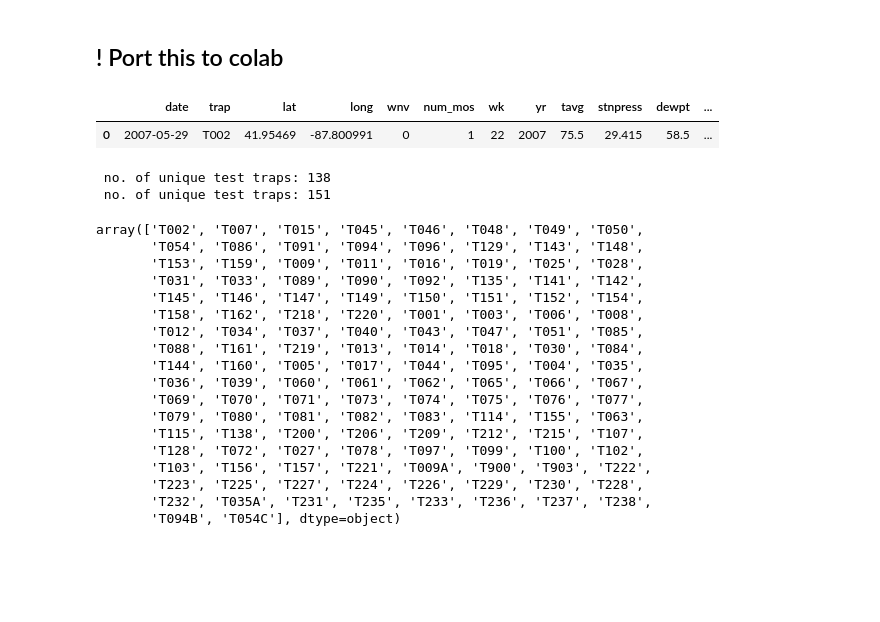
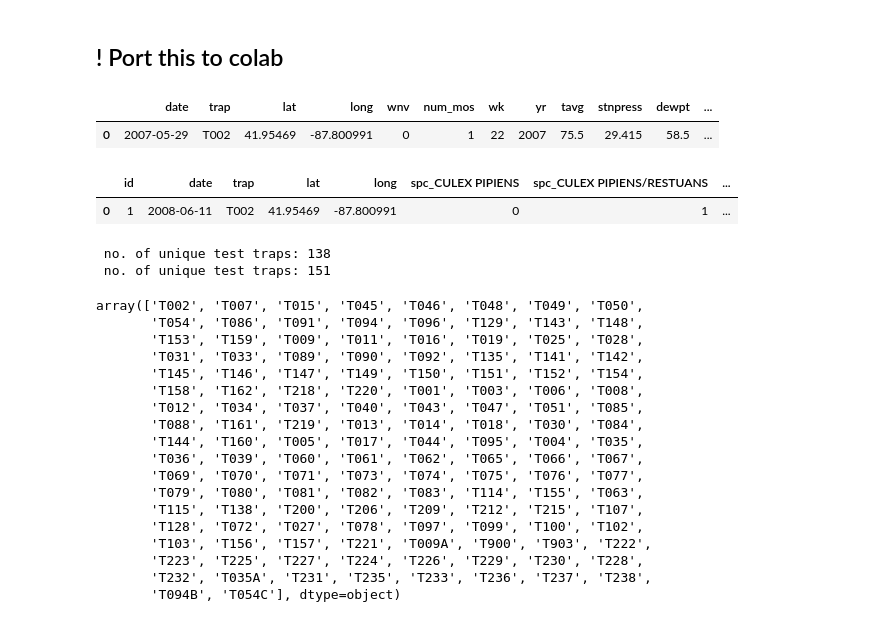
Before and after one commit to AngShengJun/dsi14P4, a Jupyter notebook: assets/working/P4 EDA and Data Cleaning (pending insert precp_yr).ipynb, the cells around one changed output. Saved outputs shown, nothing was run; the diff lists cells and outputs as text; code cells hidden in the pictures; blank space fills up the shorter version.

Commit message:
test file corrected

```diff
--- a/assets/working/P4 EDA and Data Cleaning (pending insert precp_yr).ipynb
+++ b/assets/working/P4 EDA and Data Cleaning (pending insert precp_yr).ipynb
@@ -1541,8 +1541,8 @@ There is a new species in the test set `UNSPECIFIED CULEX`. We have to remove th
 ## ! Port this to colab
 # %%
 # one-hot encoding for species
-df_test = pd.get_dummies(df_test,columns=['spc'],drop_first=True)
+df_test_w = pd.get_dummies(df_test,columns=['spc'],drop_first=True)
 """CULEX ERRATICUS dropped as reference category, drop UNSPECIFIED CULEX as well."""
-df_test.drop('spc_UNSPECIFIED CULEX',axis=1,inplace=True)
+df_test_w.drop('spc_UNSPECIFIED CULEX',axis=1,inplace=True)
 df_train_w = pd.get_dummies(df_train_w,columns=['spc'],drop_first=True)
 # %%
@@ -1551,6 +1551,12 @@ df_train_w.head(1)
 # %% [output]
 |  | date | trap | lat | long | wnv | num_mos | wk | yr | tavg | stnpress | dewpt | ... |
 | 0 | 2007-05-29 | T002 | 41.95469 | -87.800991 | 0 | 1 | 22 | 2007 | 75.5 | 29.415 | 58.5 | ... |
+# %%
+# Review encoding of test set
+df_test_w.head(1)
+# %% [output]
+|  | id | date | trap | lat | long | spc_CULEX PIPIENS | spc_CULEX PIPIENS/RESTUANS | ... |
+| 0 | 1 | 2008-06-11 | T002 | 41.95469 | -87.800991 | 0 | 1 | ... |
 # %%
 # Review the species in train data and test data
 print(f" no. of unique test traps: {len(df_train_w['trap'].unique())}")
```
Also changed, not shown: parts of 8 cells of this notebook, 2 other files.
